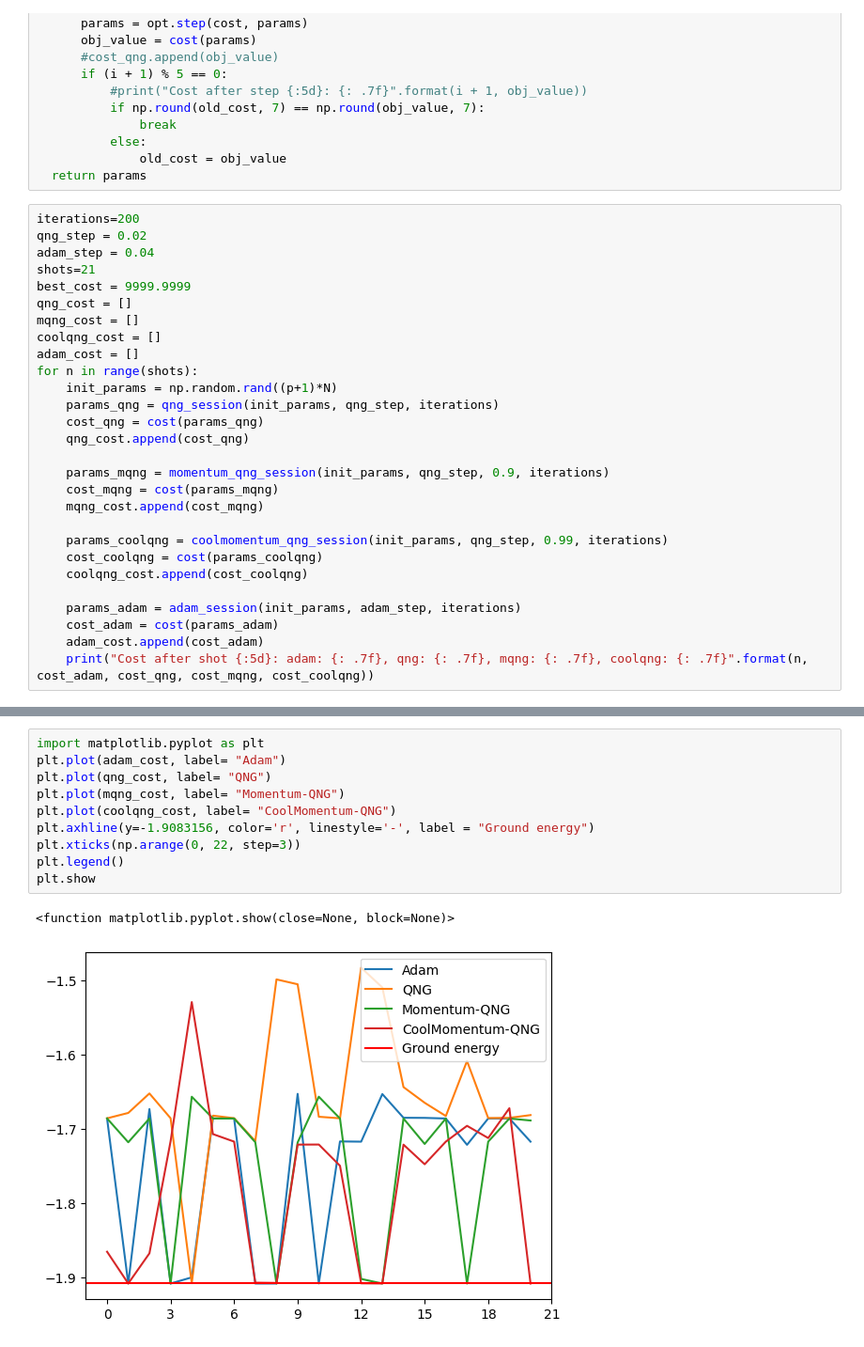
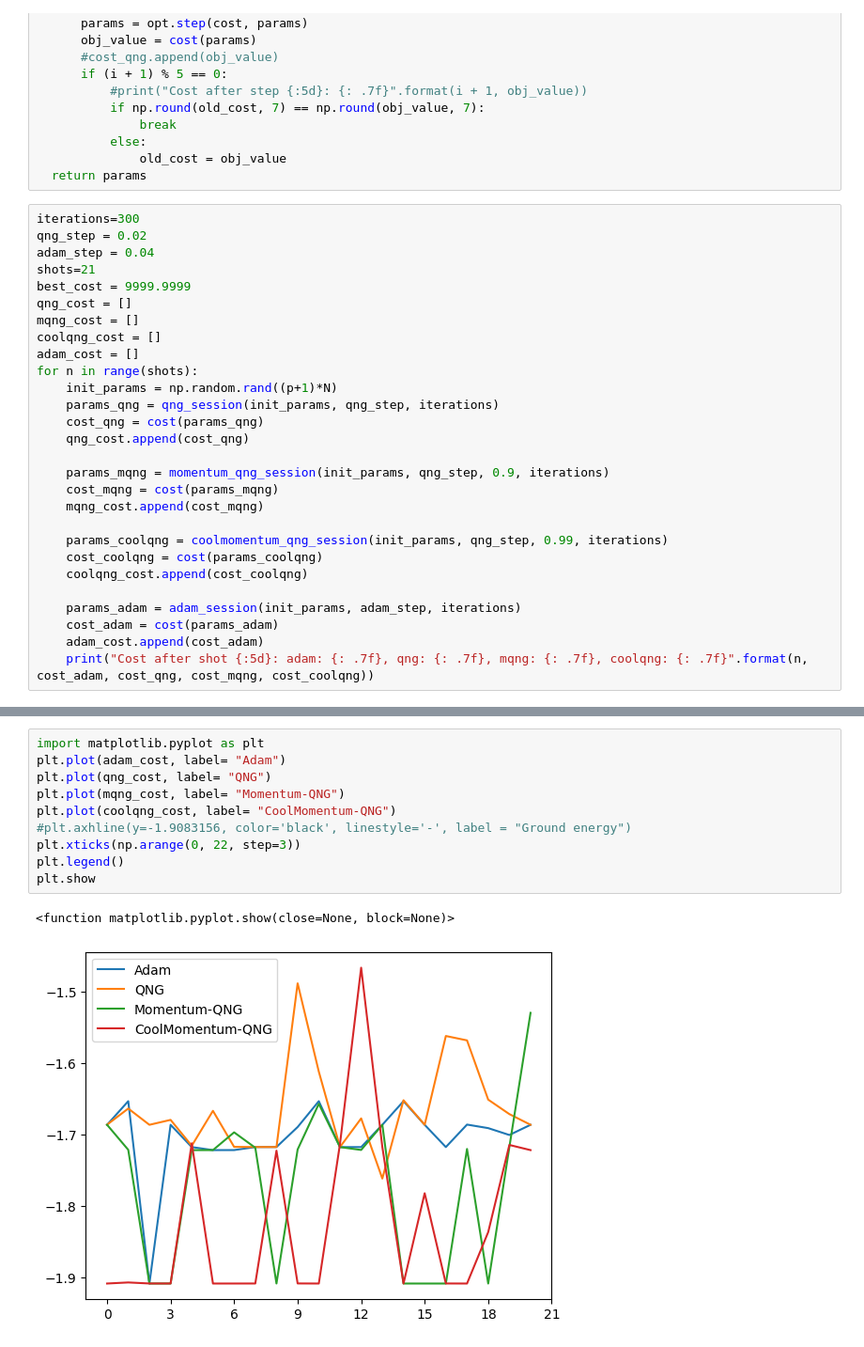
Before and after one commit to borbysh/Momentum-QNG, a Jupyter notebook: Portfolio_optimization.ipynb, the cells around one changed output, grey strips where cells are left out. Shown at 94% size. Cells and saved outputs as stored; diff of their text form.

```diff
--- a/Portfolio_optimization.ipynb
+++ b/Portfolio_optimization.ipynb
@@ -155,7 +155,7 @@ def adam_session(params, stepsize=0.04, steps=300):
               old_cost = obj_value
   return params
 # %%
-iterations=200
+iterations=300
 qng_step = 0.02
 adam_step = 0.04
 shots=21
@@ -203,13 +203,13 @@ Cost after shot    20: adam: -1.7171455, qng: -1.6813401, mqng: -1.6886583, cool
 # %%
 import matplotlib.pyplot as plt
 plt.plot(adam_cost, label= "Adam")
 plt.plot(qng_cost, label= "QNG")
 plt.plot(mqng_cost, label= "Momentum-QNG")
 plt.plot(coolqng_cost, label= "CoolMomentum-QNG")
-plt.axhline(y=-1.9083156, color='r', linestyle='-', label = "Ground energy")
+#plt.axhline(y=-1.9083156, color='black', linestyle='-', label = "Ground energy")
 plt.xticks(np.arange(0, 22, step=3))
 plt.legend()
 plt.show
 # %% [output]
 <function matplotlib.pyplot.show(close=None, block=None)>
-[figure, old version]
+[figure, new version]
```
Also changed, not shown: parts of 1 cell of this notebook.
